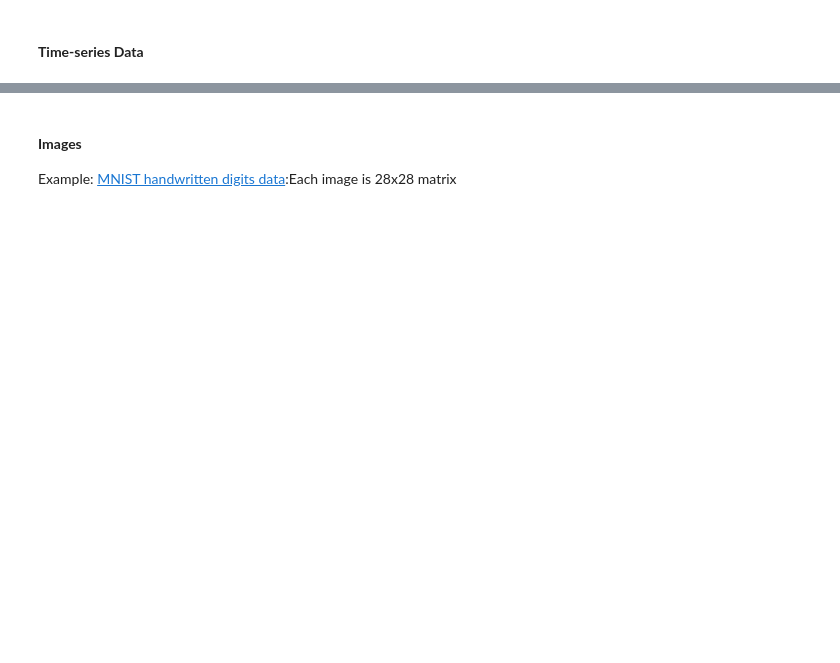
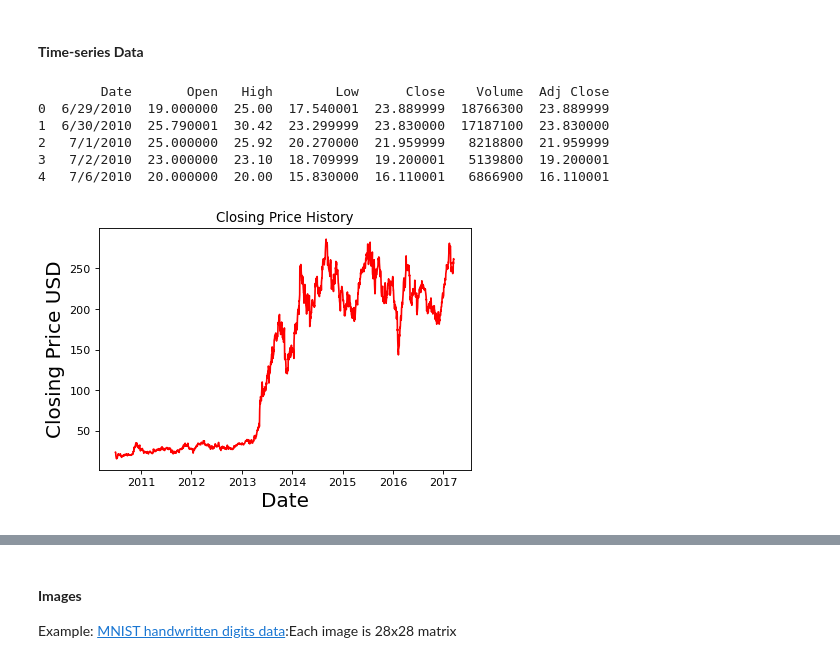
Before and after one commit to smithla-math/UCI_MATH_10, a Jupyter notebook: sections/sec_09/section_9.ipynb, the cells around one changed output, grey strips where cells are left out. Drawn from its saved outputs; the diff is of its cells as text; code cells hidden in the pictures; blank space fills up the shorter version.

```diff
--- a/sections/sec_09/section_9.ipynb
+++ b/sections/sec_09/section_9.ipynb
@@ -85,19 +107,27 @@ $, where the $i$-th row vector represents $i$-th observation, $\mathbf{x}^{(i)}=
 # %%
 import matplotlib.pyplot as plt
 ts_tesla = pd.read_csv('./data/Tesla.csv')
 print(ts_tesla.head())
 
 ts_tesla['Date'] = pd.to_datetime(ts_tesla['Date'])
 ts_tesla.set_index('Date',inplace=True)
 
 # Suppose we only focus on the time-series of close price
 plt.figure(dpi=80)
-plt.title('Close Price History')
+plt.title('Closing Price History')
 plt.plot(ts_tesla['Close'], color='red')
 plt.xlabel('Date', fontsize=18)
-plt.ylabel('Close Price USD', fontsize = 18)
+plt.ylabel('Closing Price USD', fontsize = 18)
 plt.show()
 # this is only about tesla -- we can also have the time-series of apple,amazon,facebook...
+# %% [output]
+        Date       Open   High        Low      Close    Volume  Adj Close
+0  6/29/2010  19.000000  25.00  17.540001  23.889999  18766300  23.889999
+1  6/30/2010  25.790001  30.42  23.299999  23.830000  17187100  23.830000
+2   7/1/2010  25.000000  25.92  20.270000  21.959999   8218800  21.959999
+3   7/2/2010  23.000000  23.10  18.709999  19.200001   5139800  19.200001
+4   7/6/2010  20.000000  20.00  15.830000  16.110001   6866900  16.110001
+[figure, added]
 # %% [markdown]
 - Simple case: $N$ one-dimensional trajectories with each sampled at $T$ time points.
 - **Mathematical representation I**: Still use the data *matrix* $X\in\mathbb{R}^{N\times T}$. For notations we write
```
Also changed, not shown: parts of 25 cells of this notebook, 3 other files.
